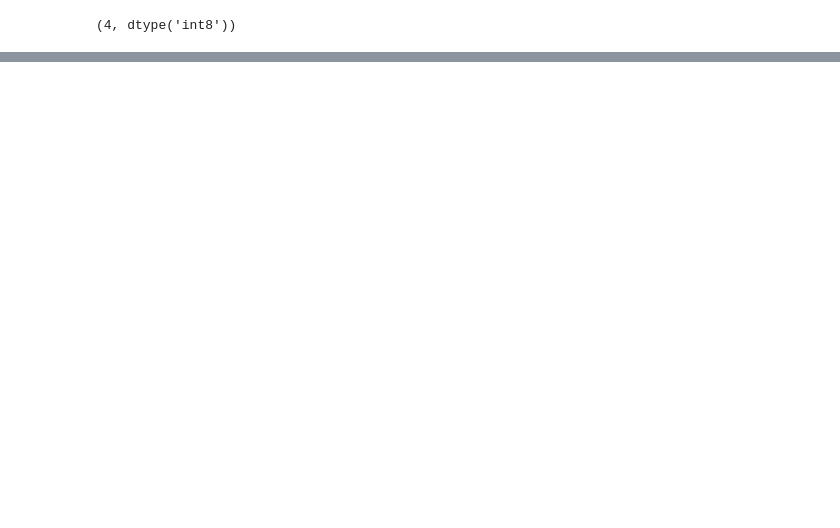
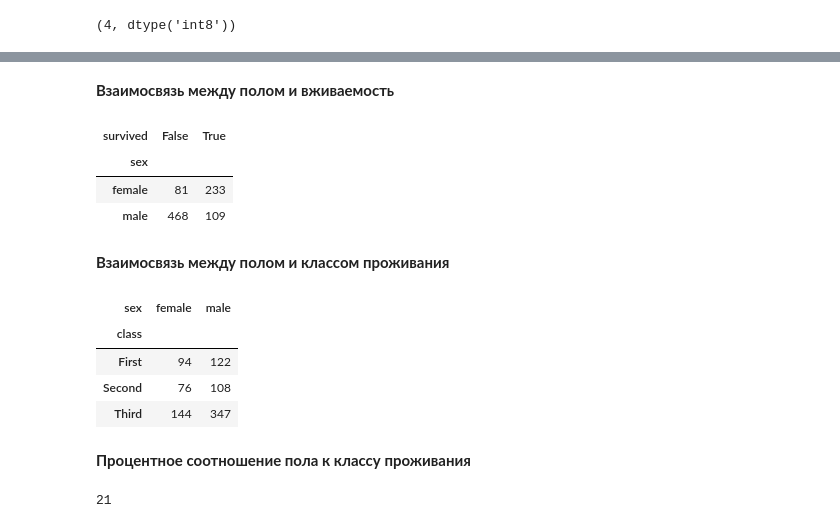
Before and after one commit to SENATOROVAI/DataScience-Maxim, a Jupyter notebook: Python/Pandas.ipynb, the cells around one changed output, grey strips where cells are left out. Saved outputs shown, nothing was run; the diff lists cells and outputs as text; code cells hidden in the pictures; blank space fills up the shorter version.

```diff
--- a/Python/Pandas.ipynb
+++ b/Python/Pandas.ipynb
@@ -28,0 +130,31 @@ dtype: int64
+# %% [markdown]
+<b> Взаимосвязь между полом и вживаемость </b>
+# %%
+# ('Выжил', 'Погиб')
+survived = df['survived'] == 1
+sex = pd.crosstab(df['sex'], survived)
+sex
+# %% [output]
+| survived | False | True |
+| sex |  |  |
+| female | 81 | 233 |
+| male | 468 | 109 |
+# %% [markdown]
+<b> Взаимосвязь между полом и классом проживания </b>
+# %%
+stoim = df['fare']
+fare = pd.crosstab(df['class'], df['sex'])
+fare
+# %% [output]
+| sex | female | male |
+| class |  |  |
+| First | 94 | 122 |
+| Second | 76 | 108 |
+| Third | 144 | 347 |
+# %% [markdown]
+<b> Процентное соотношение пола к классу проживания </b>
+# %%
+pr_w_f = round((fare['male']['First'] / sum(fare['male']) * 100))
+pr_w_f
+# %% [output]
+21
```
Also changed, not shown: parts of 23 cells of this notebook, 4 other files.
